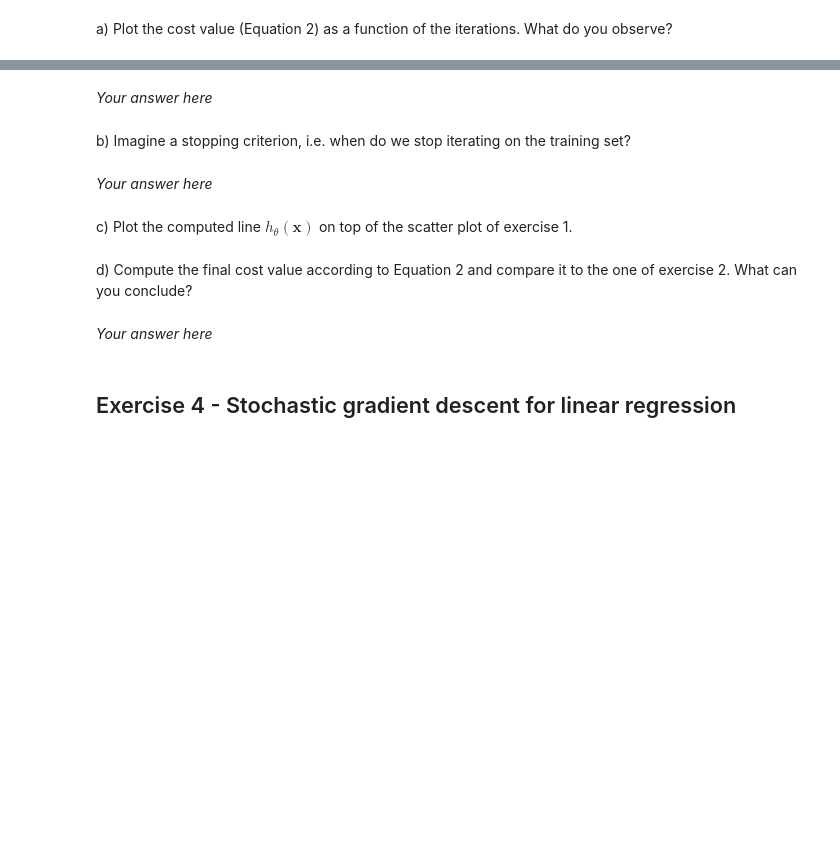
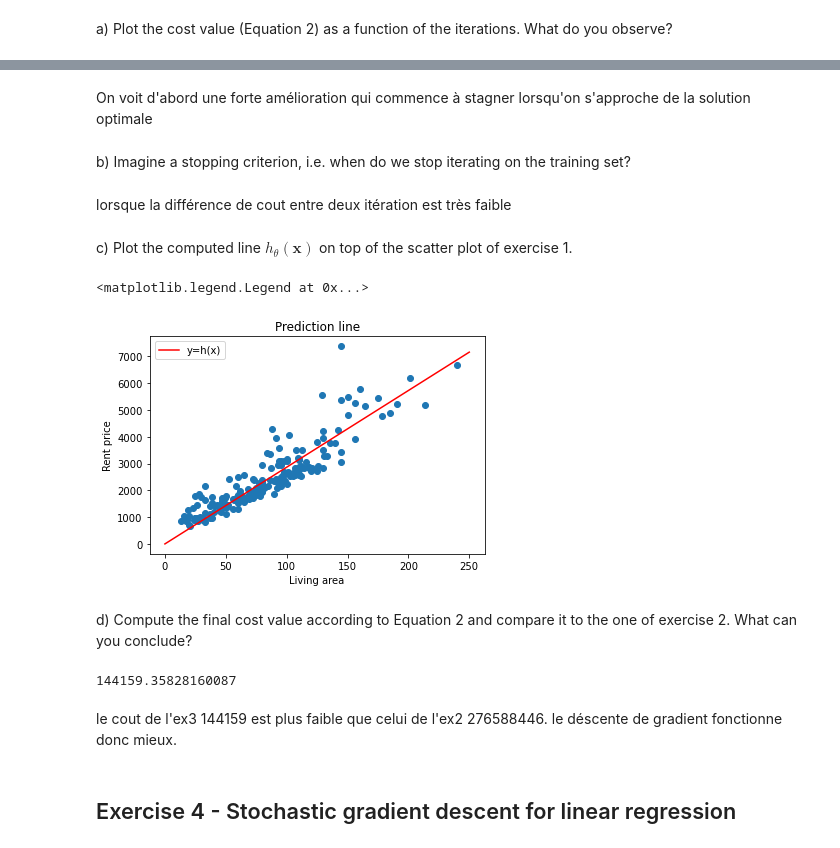
Before and after one commit to jojoc4/MachLe, a Jupyter notebook: TP4/pw4-linear-regression-stud.ipynb, the cells around one changed output, grey strips where cells are left out. Drawn from its saved outputs; the diff is of its cells as text; code cells hidden in the pictures; blank space fills up the shorter version.

```diff
--- a/TP4/pw4-linear-regression-stud.ipynb
+++ b/TP4/pw4-linear-regression-stud.ipynb
@@ -113,19 +152,31 @@ a) Plot the cost value (Equation 2) as a function of the iterations. What do you
 # %% [markdown]
-_Your answer here_
+On voit d'abord une forte amélioration qui commence à stagner lorsqu'on s'approche de la solution optimale
 # %% [markdown]
 b) Imagine a stopping criterion, i.e. when do we stop iterating on the training set?
 # %% [markdown]
-_Your answer here_
+lorsque la différence de cout entre deux itération est très faible
 # %% [markdown]
 c) Plot the computed line $h_{\theta}(\mathbf{x})$ on top of the scatter plot of exercise 1.
 # %%
-# Your code here
+plt.scatter(dataset['living_area'].values, dataset["rent_price"].values)
+x = np.linspace(0, 250)
+h = theta0 + theta1*x
+plt.plot(x, h, color="red", label="y=h(x)")
+plt.title("Prediction line")
+plt.xlabel("Living area")
+plt.ylabel("Rent price")
+plt.legend()
+# %% [output]
+<matplotlib.legend.Legend at 0x...>
+[figure, added]
 # %% [markdown]
 d) Compute the final cost value according to Equation 2 and compare it to the one of exercise 2. What can you conclude?
 # %%
-# Your code here
+costs[-1]
+# %% [output]
+144159.35828160087
 # %% [markdown]
-_Your answer here_
+le cout de l'ex3 144159 est plus faible que celui de l'ex2 276588446. le déscente de gradient fonctionne donc mieux.
 # %% [markdown]
 ## Exercise 4 - Stochastic gradient descent for linear regression
 # %% [markdown]
```
Also changed, not shown: parts of 16 cells of this notebook, 1 other file.
